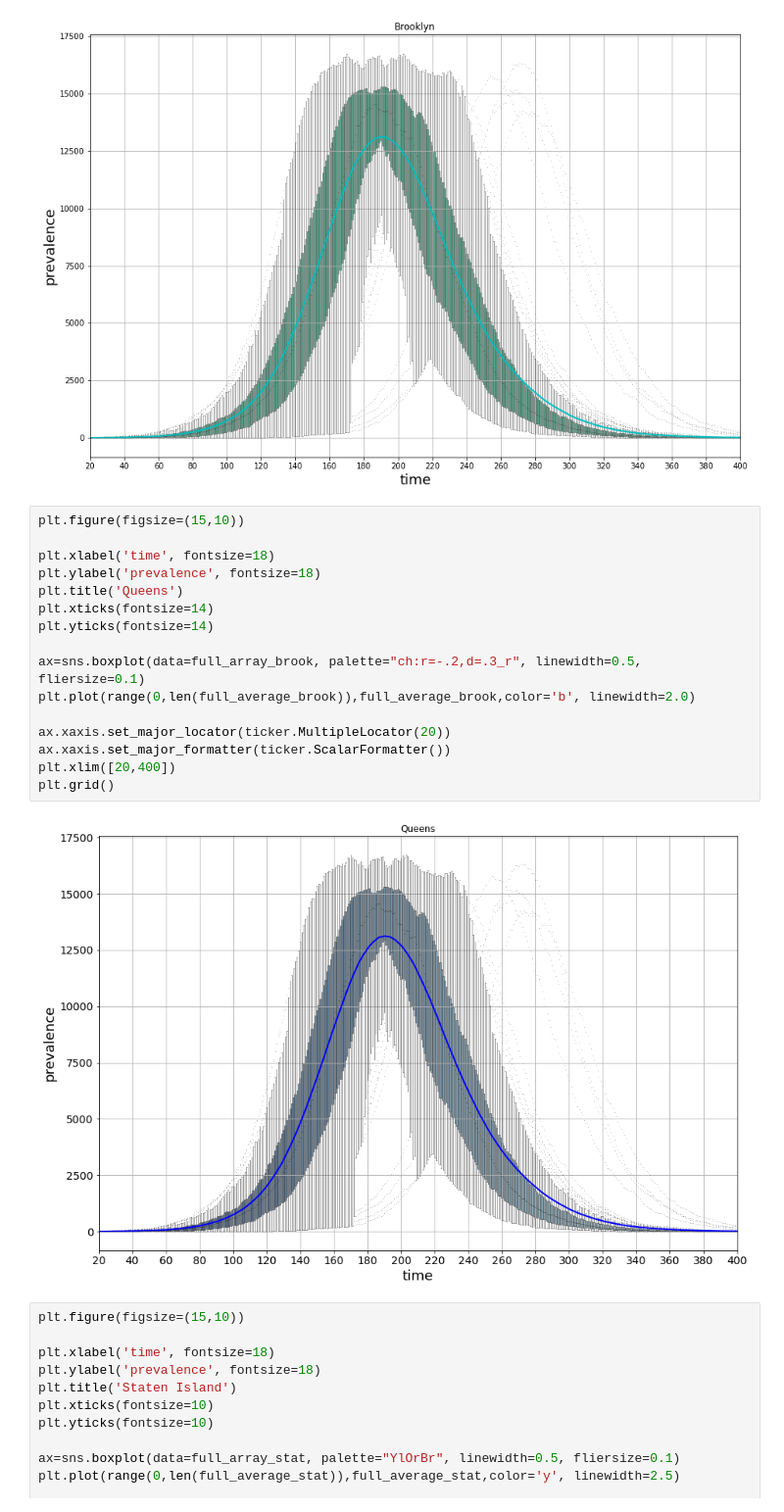
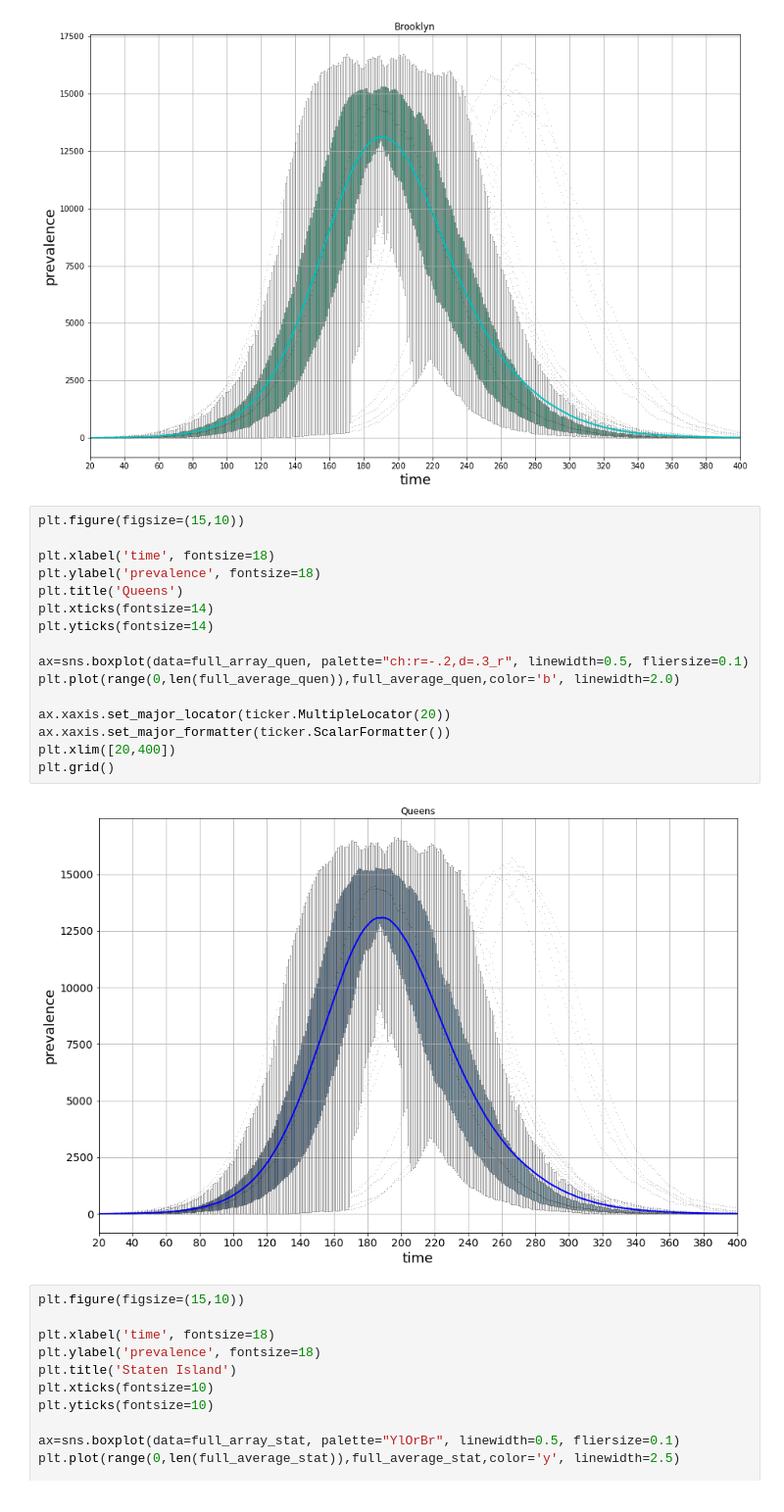
Before and after one commit to ClaudiaDeceglie/Thesis_NYC_covid19, a Jupyter notebook: Results of simulations of SIR model per borough (without modification).ipynb, the cells around one changed output. Shown at 98% size. Drawn from its saved outputs; the diff is of its cells as text.

Commit message:
Add files via upload
Plots of resulting incidence and prevalence info of simulations per borough

```diff
--- a/Results of simulations of SIR model per borough (without modification).ipynb
+++ b/Results of simulations of SIR model per borough (without modification).ipynb
@@ -242,21 +244,21 @@ plt.grid()
 # %%
 plt.figure(figsize=(15,10))
 
 plt.xlabel('time', fontsize=18)
 plt.ylabel('prevalence', fontsize=18)
 plt.title('Queens')
 plt.xticks(fontsize=14)
 plt.yticks(fontsize=14)
 
-ax=sns.boxplot(data=full_array_brook, palette="ch:r=-.2,d=.3_r", linewidth=0.5, fliersize=0.1)
-plt.plot(range(0,len(full_average_brook)),full_average_brook,color='b', linewidth=2.0)
+ax=sns.boxplot(data=full_array_quen, palette="ch:r=-.2,d=.3_r", linewidth=0.5, fliersize=0.1)
+plt.plot(range(0,len(full_average_quen)),full_average_quen,color='b', linewidth=2.0)
 
 ax.xaxis.set_major_locator(ticker.MultipleLocator(20))
 ax.xaxis.set_major_formatter(ticker.ScalarFormatter())
 plt.xlim([20,400])
 plt.grid()
 # %% [output]
-[figure, old version]
+[figure, new version]
 # %%
 plt.figure(figsize=(15,10))
 
```
Also changed, not shown: parts of 14 cells of this notebook.
